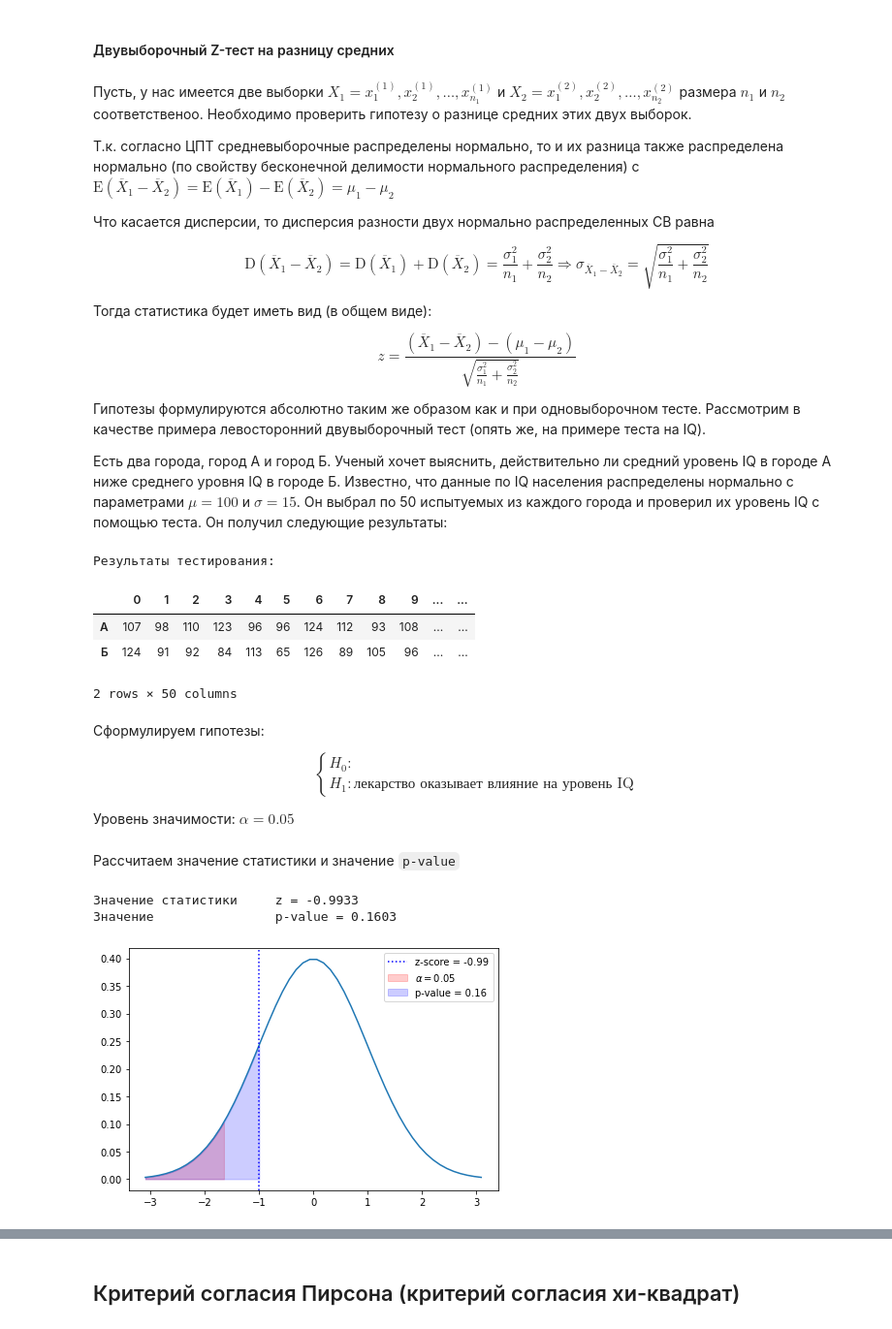
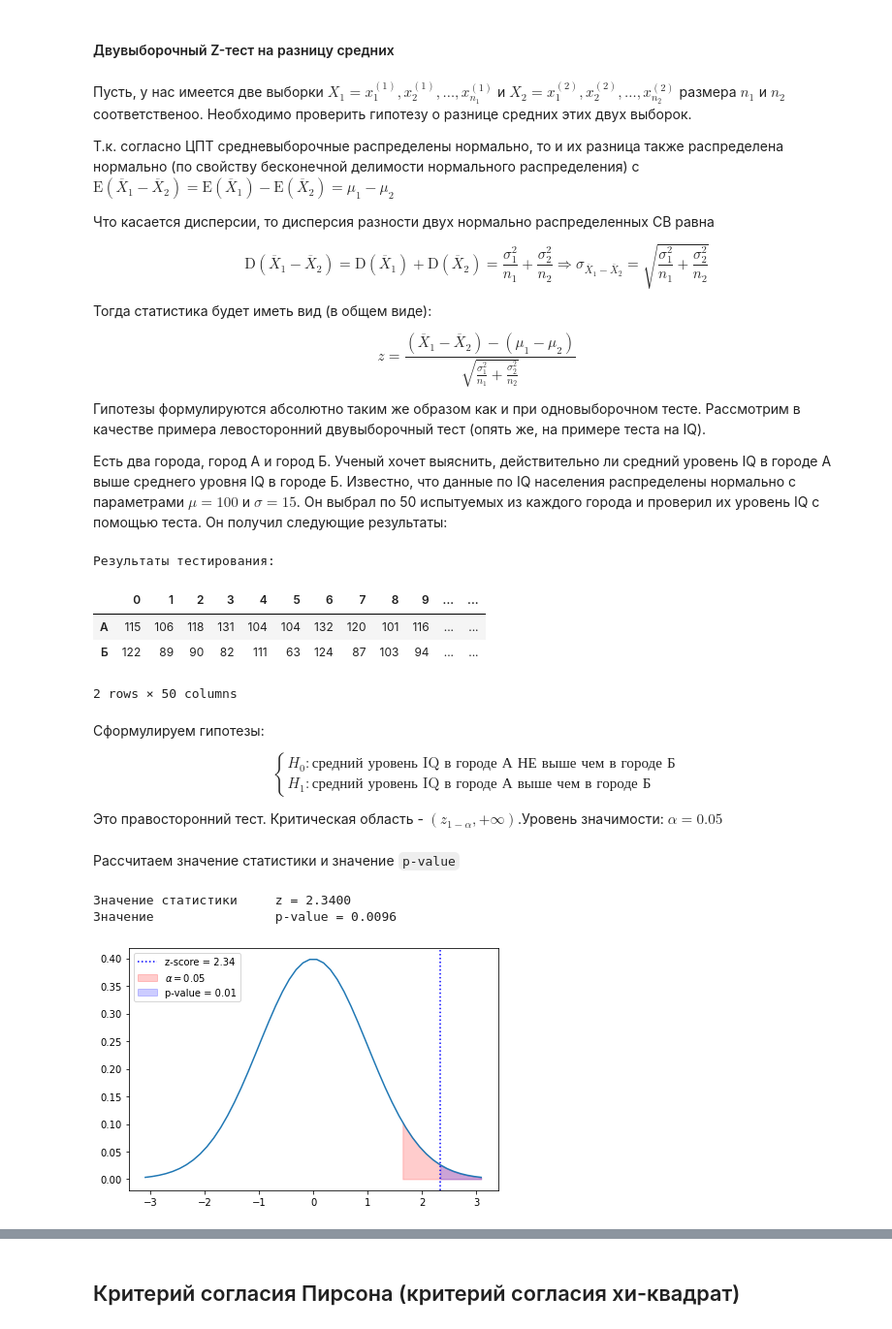
Before and after one commit to JosephFrancisTribbiani/ds, a Jupyter notebook: Statistic/stat_tests.ipynb, the cells around one changed output, grey strips where cells are left out. Shown at 97% size. Cells and saved outputs as stored; diff of their text form; code cells hidden in the pictures.

Commit message:
z-score finished

```diff
--- a/Statistic/stat_tests.ipynb
+++ b/Statistic/stat_tests.ipynb
@@ -233,15 +239,15 @@ $$
 
 Гипотезы формулируются абсолютно таким же образом как и при одновыборочном тесте. Рассмотрим в качестве примера левосторонний двувыборочный тест (опять же, на примере теста на IQ).
 
-Есть два города, город А и город Б. Ученый хочет выяснить, действительно ли средний уровень IQ в городе А ниже среднего уровня IQ в городе Б. Известно, что данные по IQ населения распределены нормально с параметрами $\mu = 100$ и $\sigma = 15$. Он выбрал по 50 испытуемых из каждого города и проверил их уровень IQ с помощью теста. Он получил следующие результаты:
+Есть два города, город А и город Б. Ученый хочет выяснить, действительно ли средний уровень IQ в городе А выше среднего уровня IQ в городе Б. Известно, что данные по IQ населения распределены нормально с параметрами $\mu = 100$ и $\sigma = 15$. Он выбрал по 50 испытуемых из каждого города и проверил их уровень IQ с помощью теста. Он получил следующие результаты:
 # %%
 import pandas as pd
 import numpy as np
 import scipy.stats as stats
 
 
-a_sample = stats.norm.rvs(loc=100, scale=15, size=50, random_state=42)
-b_sample = stats.norm.rvs(loc=100, scale=15, size=50, random_state=1)
+a_sample = stats.norm.rvs(loc=108, scale=15, size=50, random_state=42)
+b_sample = stats.norm.rvs(loc=98, scale=15, size=50, random_state=1)
 a_sample, b_sample = a_sample.round().astype("int"), b_sample.round().astype("int")
 df = pd.DataFrame(data={"А": a_sample, "Б": b_sample}).T
 
@@ -250,8 +256,8 @@ display(df)
 # %% [output]
 Результаты тестирования:
 |  | 0 | 1 | 2 | 3 | 4 | 5 | 6 | 7 | 8 | 9 | ... | ... |
-| А | 107 | 98 | 110 | 123 | 96 | 96 | 124 | 112 | 93 | 108 | ... | ... |
-| Б | 124 | 91 | 92 | 84 | 113 | 65 | 126 | 89 | 105 | 96 | ... | ... |
+| А | 115 | 106 | 118 | 131 | 104 | 104 | 132 | 120 | 101 | 116 | ... | ... |
+| Б | 122 | 89 | 90 | 82 | 111 | 63 | 124 | 87 | 103 | 94 | ... | ... |
 2 rows × 50 columns
 # %% [markdown]
 Сформулируем гипотезы:
@@ -259,50 +265,50 @@ display(df)
 $$
 \begin{equation*}
 \begin{cases}
-H_{0}: \text{} \\
-H_{1}: \text{лекарство оказывает влияние на уровень IQ}
+H_{0}: \text{средний уровень IQ в городе А НЕ выше чем в городе Б} \\
+H_{1}: \text{средний уровень IQ в городе А выше чем в городе Б}
 \end{cases}
 \end{equation*}
 $$
 
-Уровень значимости: $\alpha = 0.05$
+Это правосторонний тест. Критическая область - $(z_{1 - \alpha}, + \infty)$.Уровень значимости: $\alpha = 0.05$
 # %% [markdown]
 Рассчитаем значение статистики и значение `p-value`
 # %%
 z_score = (np.mean(df.loc["А", :]) - np.mean(df.loc["Б", :])) / (np.sqrt((15**2 / 50) + (15**2 / 50)))
-p_value = stats.norm.cdf(z_score)
+p_value = 1 - stats.norm.cdf(z_score)
 
 print("Значение статистики\tz = {:.4f}".format(z_score))
 print("Значение\t\tp-value = {:.4f}".format(p_value))
 # %% [output]
-Значение статистики     z = -0.9933
-Значение                p-value = 0.1603
+Значение статистики     z = 2.3400
+Значение                p-value = 0.0096
 # %%
 import numpy as np
 import matplotlib.pyplot as plt
 import seaborn as sns
 import scipy.stats as stats
 
 
 fig, ax = plt.subplots()
 x = np.linspace(stats.norm.ppf(0.001), stats.norm.ppf(0.999))
 y = stats.norm.pdf(x)
 
-x_left = np.linspace(stats.norm.ppf(0.001), stats.norm.ppf(0.05))
-y_left = stats.norm.pdf(x_left)
+x_right = np.linspace(stats.norm.ppf(0.95), stats.norm.ppf(0.999))
+y_right = stats.norm.pdf(x_right)
 
-p_value_x_left = np.linspace(stats.norm.ppf(0.001), z_score)
-p_value_y_left = stats.norm.pdf(p_value_x_left)
+p_value_x_right = np.linspace(z_score, stats.norm.ppf(0.999))
+p_value_y_right = stats.norm.pdf(p_value_x_right)
 
 sns.lineplot(x=x, y=y, ax=ax)
 ax.fill_between(
-    x=x_left, y1=np.zeros_like(y_left), y2=y_left, color="red", alpha=0.2,
+    x=x_right, y1=np.zeros_like(y_right), y2=y_right, color="red", alpha=0.2,
     label="$\\alpha = 0.05$")
 ax.fill_between(
-    x=p_value_x_left, y1=np.zeros_like(p_value_y_left), y2=p_value_y_left, color="blue", alpha=0.2,
+    x=p_value_x_right, y1=np.zeros_like(p_value_y_right), y2=p_value_y_right, color="blue", alpha=0.2,
     label="p-value = {:.2f}".format(p_value))
 ax.axvline(x=z_score, color="blue", ls=":", label="z-score = {:.2f}".format(z_score))
 fig.tight_layout()
 ax.legend();
 # %% [output]
-[figure, old version]
+[figure, new version]
```
Also changed, not shown: parts of 10 cells of this notebook.
